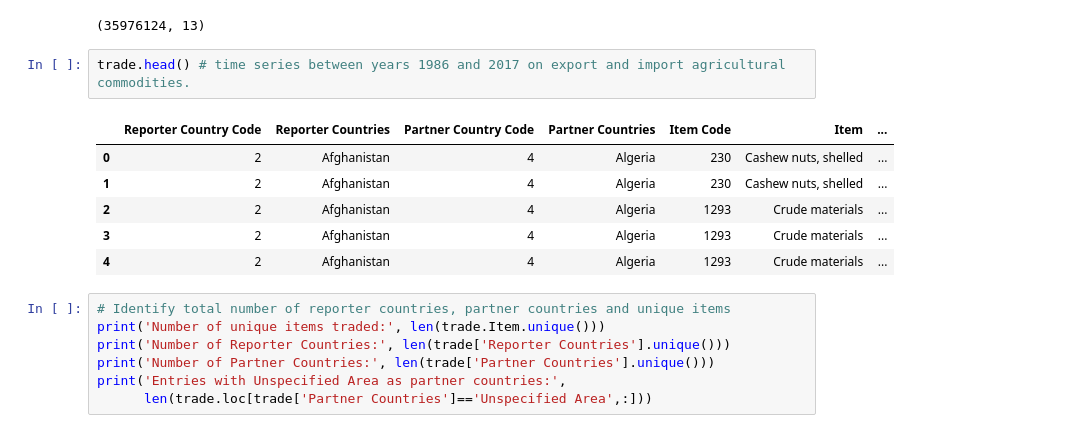
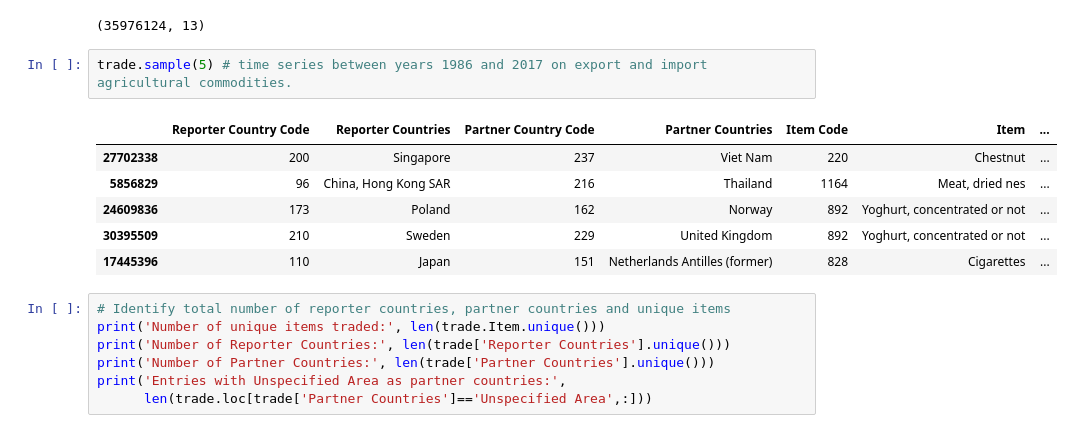
Before and after one commit to BrachyS/crop-trends, a Jupyter notebook: notebooks/1_data-cleaning-agtrend.ipynb, the cells around one changed output. Saved outputs shown, nothing was run; the diff lists cells and outputs as text.

```diff
--- a/notebooks/1_data-cleaning-agtrend.ipynb
+++ b/notebooks/1_data-cleaning-agtrend.ipynb
@@ -25,14 +25,14 @@ print(trade.shape)
 # %% [output]
 (35976124, 13)
 # %%
-trade.head() # time series between years 1986 and 2017 on export and import agricultural commodities.
+trade.sample(5) # time series between years 1986 and 2017 on export and import agricultural commodities.
 # %% [output]
 |  | Reporter Country Code | Reporter Countries | Partner Country Code | Partner Countries | Item Code | Item | ... |
-| 0 | 2 | Afghanistan | 4 | Algeria | 230 | Cashew nuts, shelled | ... |
-| 1 | 2 | Afghanistan | 4 | Algeria | 230 | Cashew nuts, shelled | ... |
-| 2 | 2 | Afghanistan | 4 | Algeria | 1293 | Crude materials | ... |
-| 3 | 2 | Afghanistan | 4 | Algeria | 1293 | Crude materials | ... |
-| 4 | 2 | Afghanistan | 4 | Algeria | 1293 | Crude materials | ... |
+| 27702338 | 200 | Singapore | 237 | Viet Nam | 220 | Chestnut | ... |
+| 5856829 | 96 | China, Hong Kong SAR | 216 | Thailand | 1164 | Meat, dried nes | ... |
+| 24609836 | 173 | Poland | 162 | Norway | 892 | Yoghurt, concentrated or not | ... |
+| 30395509 | 210 | Sweden | 229 | United Kingdom | 892 | Yoghurt, concentrated or not | ... |
+| 17445396 | 110 | Japan | 151 | Netherlands Antilles (former) | 828 | Cigarettes | ... |
 # %%
 # Identify total number of reporter countries, partner countries and unique items
 print('Number of unique items traded:', len(trade.Item.unique()))
```
Also changed, not shown: parts of 5 cells of this notebook, 4 other files.
